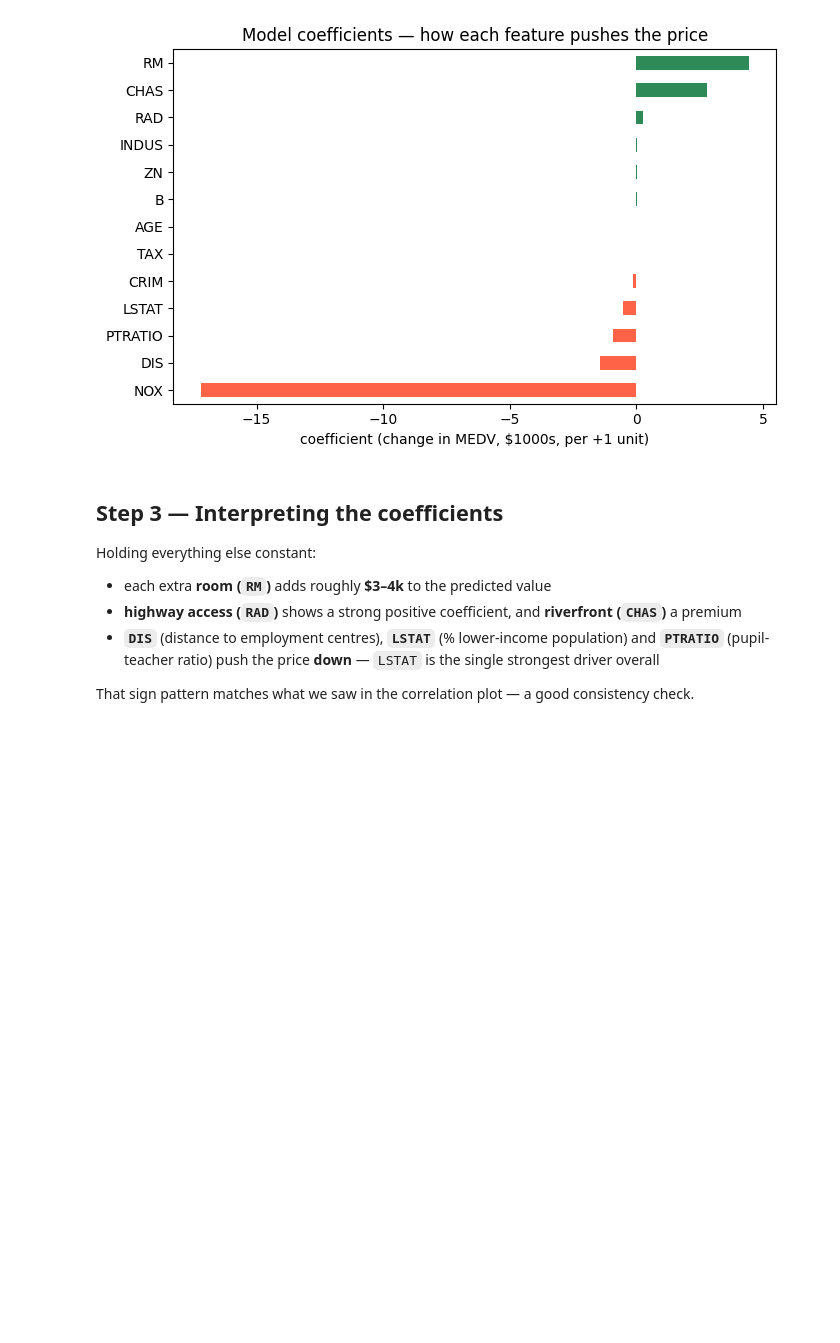
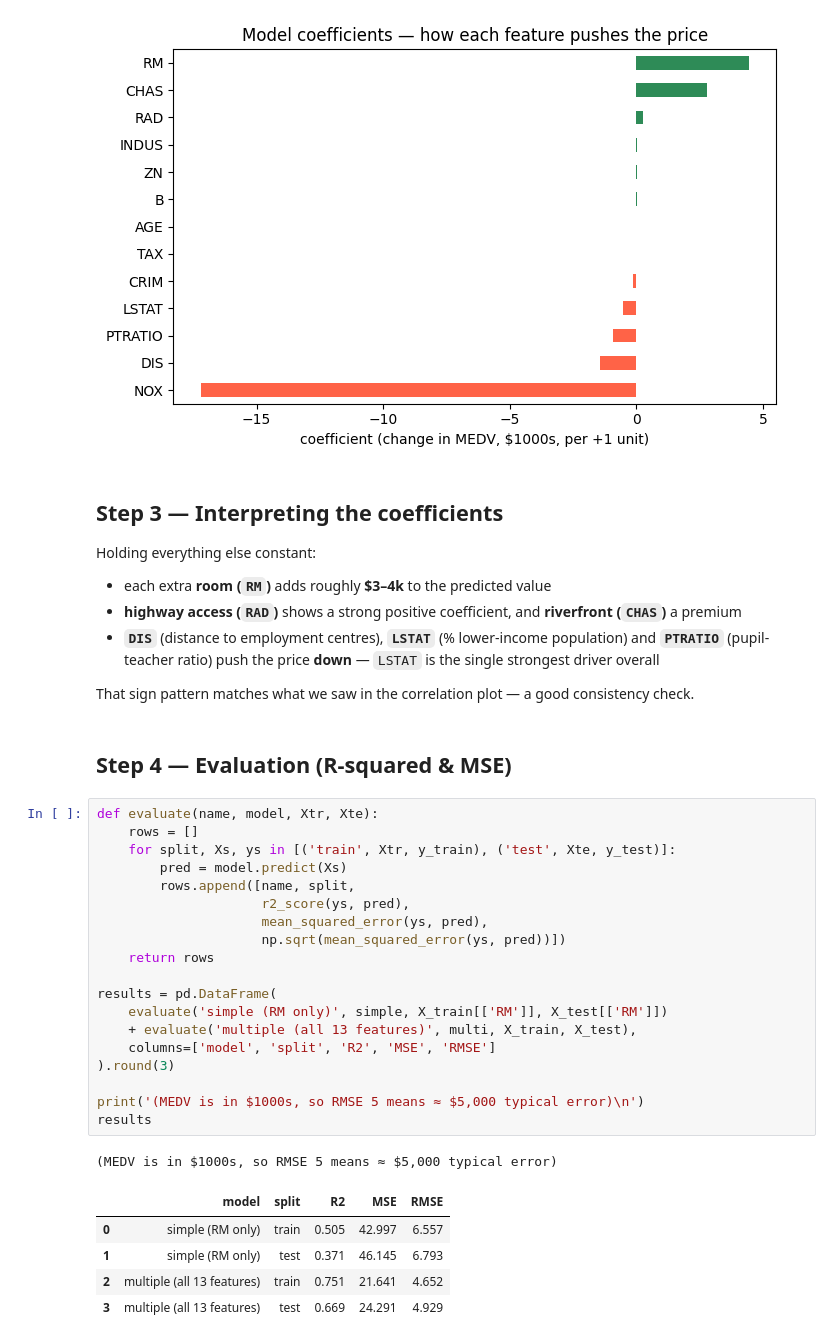
Before and after one commit to meherabmehu/ml-internship-codveda, a Jupyter notebook: level-1-basic/02_linear_regression_house_prices.ipynb, the cells around one changed output. Saved outputs shown, nothing was run; the diff lists cells and outputs as text; blank space fills up the shorter version.

Commit message:
evaluate the model with r2 and mse

```diff
--- a/level-1-basic/02_linear_regression_house_prices.ipynb
+++ b/level-1-basic/02_linear_regression_house_prices.ipynb
@@ -197,3 +197,31 @@ Holding everything else constant:
   strongest driver overall
 
 That sign pattern matches what we saw in the correlation plot — a good consistency check.
+# %% [markdown]
+## Step 4 — Evaluation (R-squared & MSE)
+# %%
+def evaluate(name, model, Xtr, Xte):
+    rows = []
+    for split, Xs, ys in [('train', Xtr, y_train), ('test', Xte, y_test)]:
+        pred = model.predict(Xs)
+        rows.append([name, split,
+                     r2_score(ys, pred),
+                     mean_squared_error(ys, pred),
+                     np.sqrt(mean_squared_error(ys, pred))])
+    return rows
+
+results = pd.DataFrame(
+    evaluate('simple (RM only)', simple, X_train[['RM']], X_test[['RM']])
+    + evaluate('multiple (all 13 features)', multi, X_train, X_test),
+    columns=['model', 'split', 'R2', 'MSE', 'RMSE']
+).round(3)
+
+print('(MEDV is in $1000s, so RMSE 5 means ≈ $5,000 typical error)\n')
+results
+# %% [output]
+(MEDV is in $1000s, so RMSE 5 means ≈ $5,000 typical error)
+|  | model | split | R2 | MSE | RMSE |
+| 0 | simple (RM only) | train | 0.505 | 42.997 | 6.557 |
+| 1 | simple (RM only) | test | 0.371 | 46.145 | 6.793 |
+| 2 | multiple (all 13 features) | train | 0.751 | 21.641 | 4.652 |
+| 3 | multiple (all 13 features) | test | 0.669 | 24.291 | 4.929 |
```
Also changed, not shown: parts of 2 cells of this notebook.
